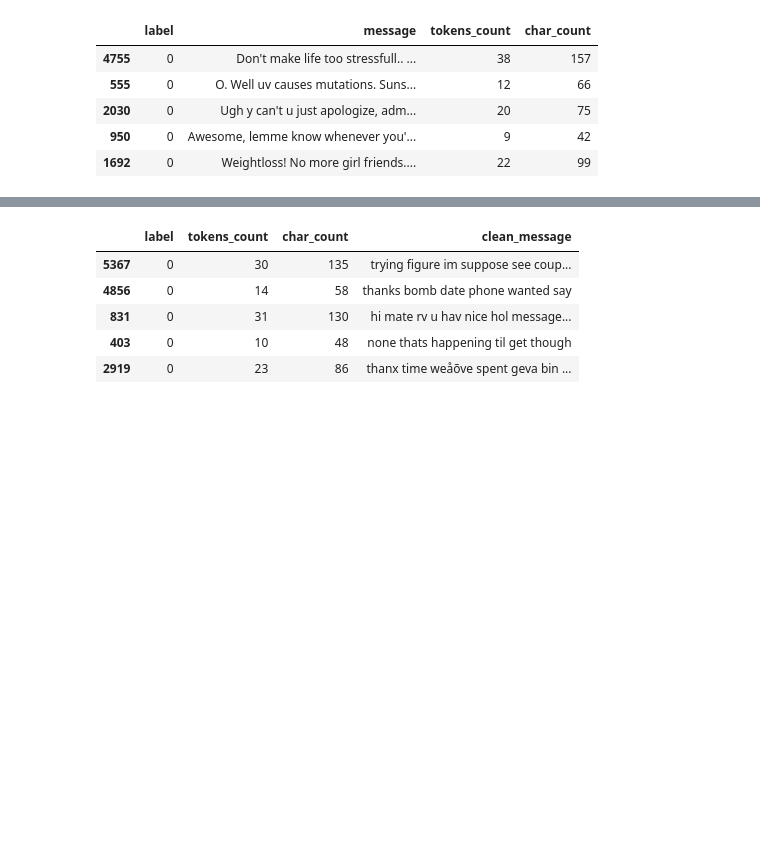
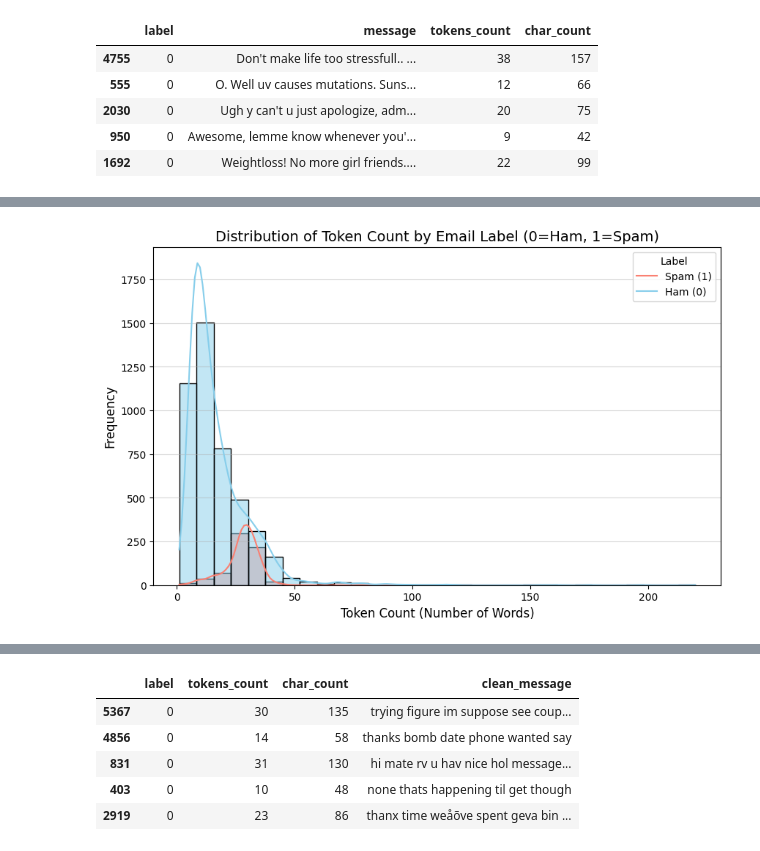
Before and after one commit to RachidJedata/Spam-Detector, a Jupyter notebook: spam-detector.ipynb, the cells around one changed output, grey strips where cells are left out. Cells and saved outputs as stored; diff of their text form; code cells hidden in the pictures; blank space fills up the shorter version.

```diff
--- a/spam-detector.ipynb
+++ b/spam-detector.ipynb
@@ -124,0 +133,12 @@ df.sample(5)
+# %%
+
+# --- 1. Histogram for Tokens Count per Label ---
+plt.figure(figsize=(10, 6))
+sns.histplot(data=df, x='tokens_count', hue='label', kde=True, bins=30, palette={0: 'skyblue', 1: 'salmon'})
+plt.title('Distribution of Token Count by Email Label (0=Ham, 1=Spam)', fontsize=14)
+plt.xlabel('Token Count (Number of Words)', fontsize=12)
+plt.ylabel('Frequency', fontsize=12)
+plt.legend(title='Label', labels=['Spam (1)', 'Ham (0)'])
+plt.grid(axis='y', alpha=0.5)
+# %% [output]
+[figure, added]
```
Also changed, not shown: parts of 3 cells of this notebook.
